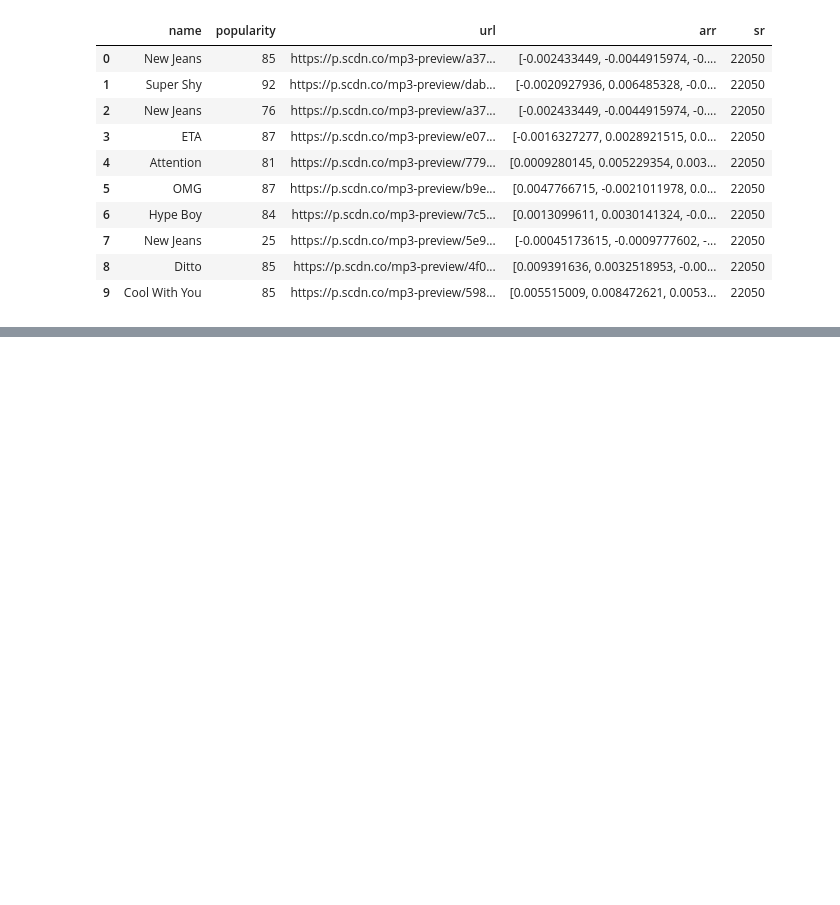
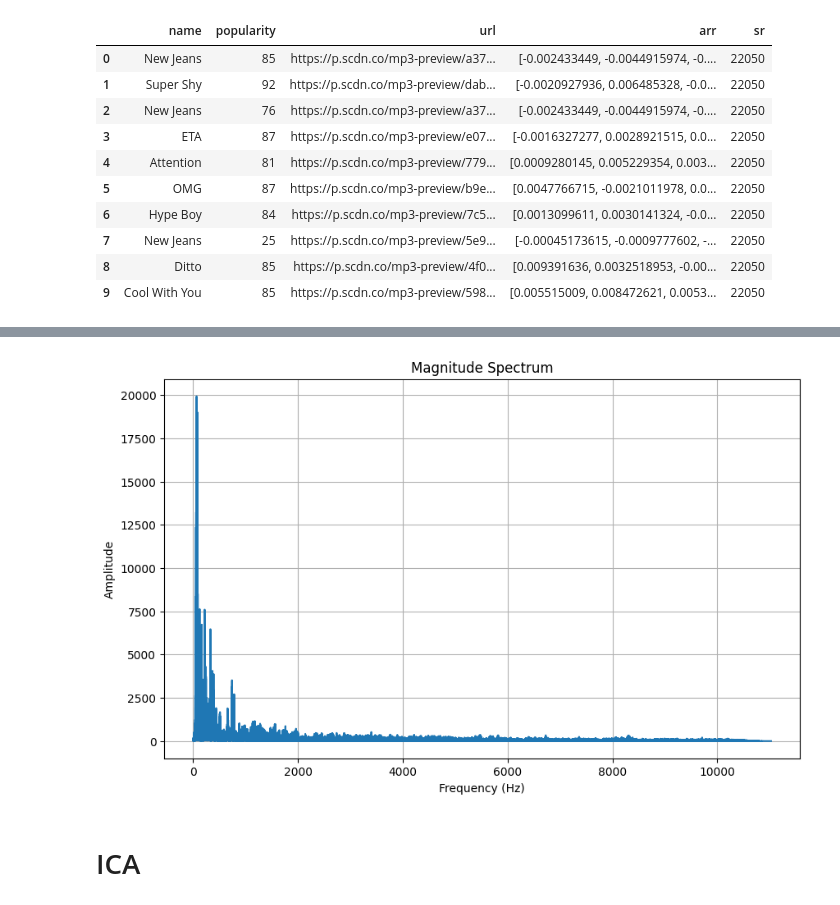
Before and after one commit to TheYibster/Musee, a Jupyter notebook: spotifyApi/transformer.ipynb, the cells around one changed output, grey strips where cells are left out. Cells and saved outputs as stored; diff of their text form; code cells hidden in the pictures; blank space fills up the shorter version.

```diff
--- a/spotifyApi/transformer.ipynb
+++ b/spotifyApi/transformer.ipynb
@@ -27,0 +40,19 @@ wav.write("output.wav", sample_rate, testArr)
+# %%
+# try fft
+
+fft_result = fft(testArr)
+
+sample_rate = 22050  # Replace with the actual sample rate of your audio
+n = len(testArr)
+frequencies = np.fft.fftfreq(n, d=1.0/sample_rate)
+magnitude_spectrum = np.abs(fft_result)
+# %%
+plt.figure(figsize=(10, 6))
+plt.plot(frequencies[:n//2], np.abs(fft_result[:n//2]))
+plt.xlabel('Frequency (Hz)')
+plt.ylabel('Amplitude')
+plt.title('Magnitude Spectrum')
+plt.grid()
+plt.show()
+# %% [output]
+[figure, added]
@@ -27,0 +88,2 @@ wav.write("output.wav", sample_rate, testArr)
+# %% [markdown]
+# ICA
```
Also changed, not shown: parts of 5 cells of this notebook, 7 other files.
